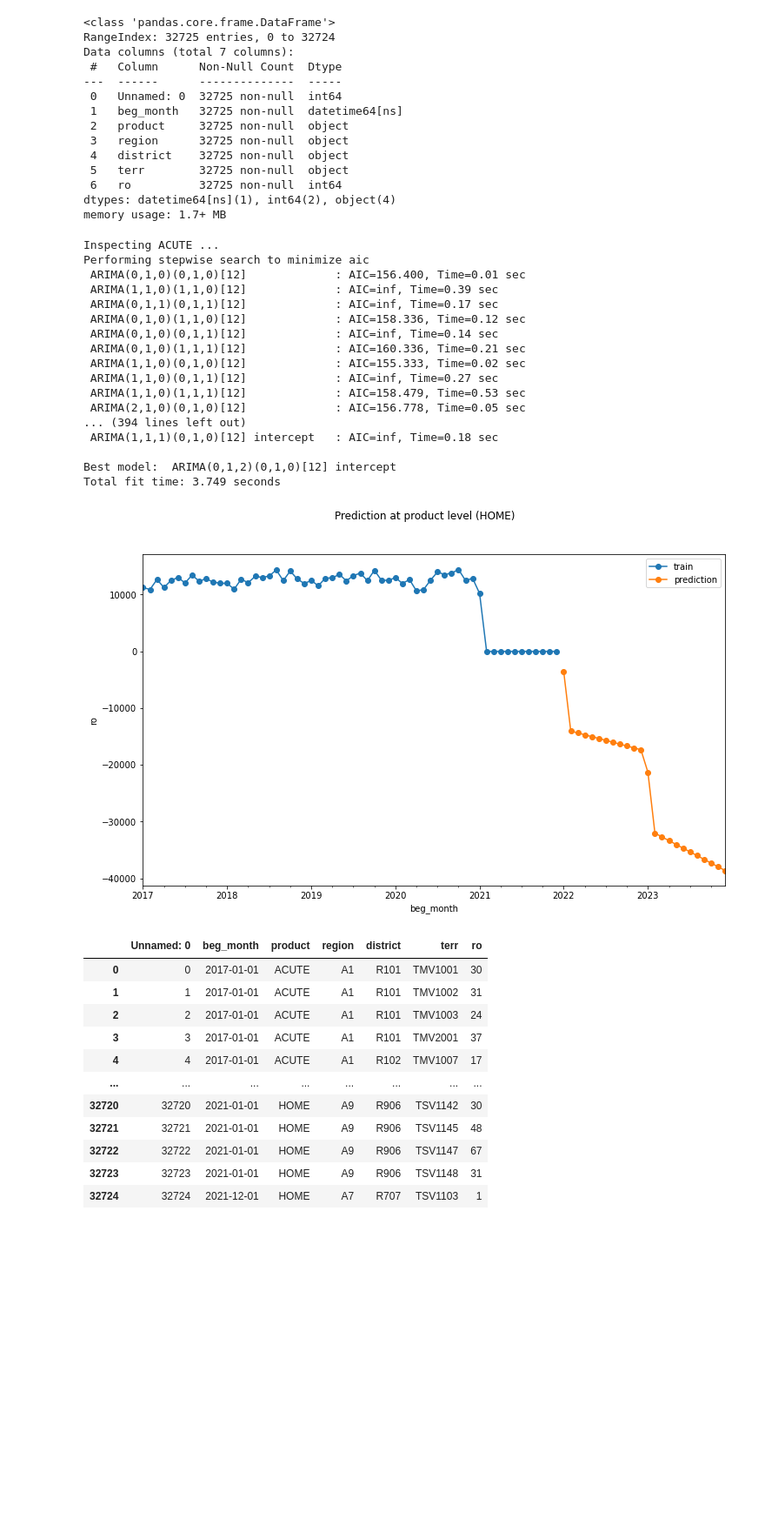
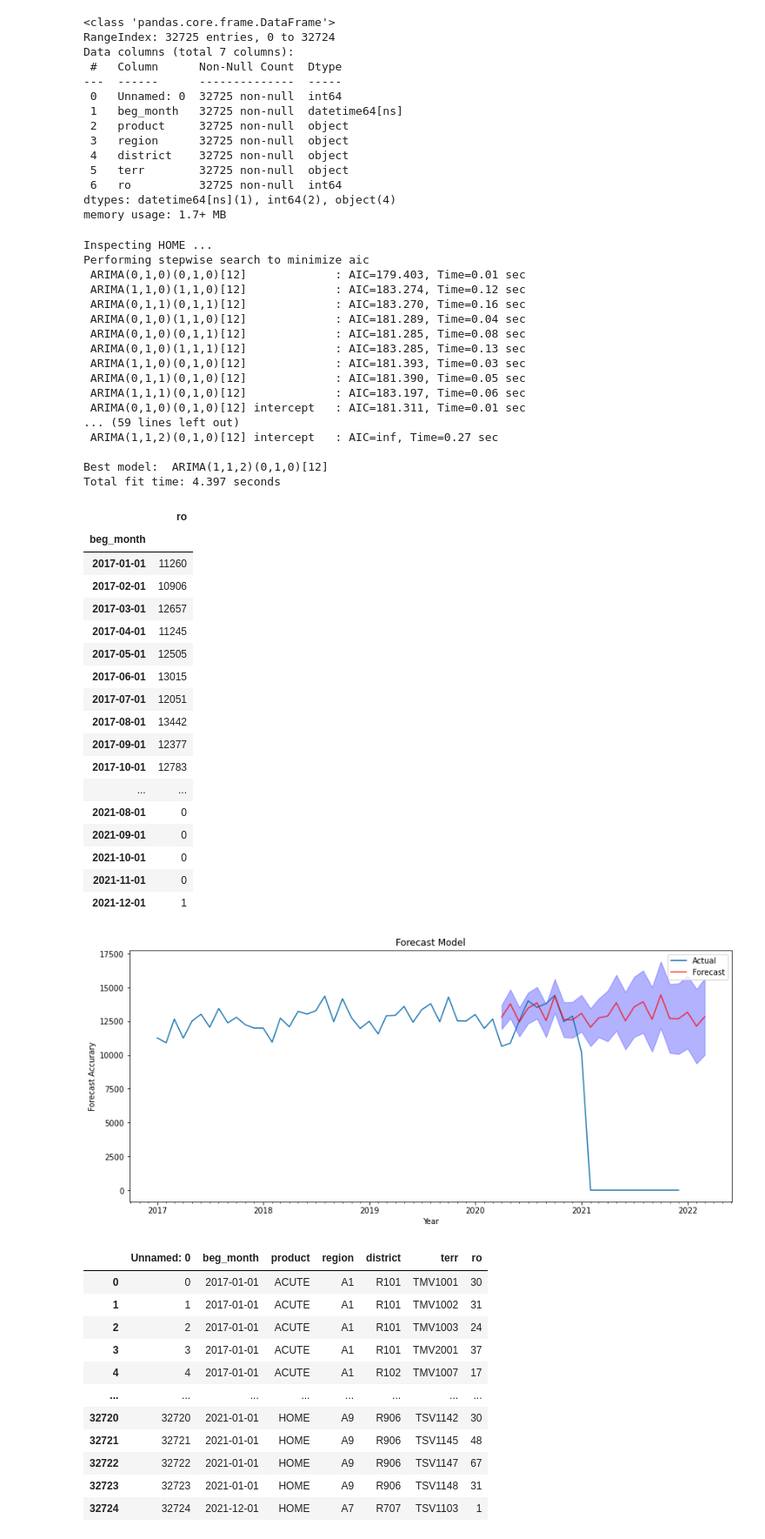
Before and after one commit to odog96veritic/forecast_generator, a Jupyter notebook: test.ipynb, the cells around one changed output. Shown at 87% size. Saved outputs shown, nothing was run; the diff lists cells and outputs as text; code cells hidden in the pictures; blank space fills up the shorter version.

Commit message:
new plot function, actual data getter

```diff
--- a/test.ipynb
+++ b/test.ipynb
@@ -250,27 +313,48 @@ class TSFM(object):
 # %%
-tsfm = TSFM(train=df, n_pred_period=24, date_variable='beg_month', target_variable='product', value_variable='ro')
+tsfm = TSFM(df=df, n_pred_period=24, date_variable='beg_month', target_variable='product', value_variable='ro', stop_date="2020-03-01", section_list=["HOME"])
 # %% [output]
-Inspecting ACUTE ...
+Inspecting HOME ...
 Performing stepwise search to minimize aic
- ARIMA(0,1,0)(0,1,0)[12]             : AIC=156.400, Time=0.01 sec
- ARIMA(1,1,0)(1,1,0)[12]             : AIC=inf, Time=0.39 sec
- ARIMA(0,1,1)(0,1,1)[12]             : AIC=inf, Time=0.17 sec
- ARIMA(0,1,0)(1,1,0)[12]             : AIC=158.336, Time=0.12 sec
- ARIMA(0,1,0)(0,1,1)[12]             : AIC=inf, Time=0.14 sec
- ARIMA(0,1,0)(1,1,1)[12]             : AIC=160.336, Time=0.21 sec
- ARIMA(1,1,0)(0,1,0)[12]             : AIC=155.333, Time=0.02 sec
- ARIMA(1,1,0)(0,1,1)[12]             : AIC=inf, Time=0.27 sec
- ARIMA(1,1,0)(1,1,1)[12]             : AIC=158.479, Time=0.53 sec
- ARIMA(2,1,0)(0,1,0)[12]             : AIC=156.778, Time=0.05 sec
-... (394 lines left out)
- ARIMA(1,1,1)(0,1,0)[12] intercept   : AIC=inf, Time=0.18 sec
+ ARIMA(0,1,0)(0,1,0)[12]             : AIC=179.403, Time=0.01 sec
+ ARIMA(1,1,0)(1,1,0)[12]             : AIC=183.274, Time=0.12 sec
+ ARIMA(0,1,1)(0,1,1)[12]             : AIC=183.270, Time=0.16 sec
+ ARIMA(0,1,0)(1,1,0)[12]             : AIC=181.289, Time=0.04 sec
+ ARIMA(0,1,0)(0,1,1)[12]             : AIC=181.285, Time=0.08 sec
+ ARIMA(0,1,0)(1,1,1)[12]             : AIC=183.285, Time=0.13 sec
+ ARIMA(1,1,0)(0,1,0)[12]             : AIC=181.393, Time=0.03 sec
+ ARIMA(0,1,1)(0,1,0)[12]             : AIC=181.390, Time=0.05 sec
+ ARIMA(1,1,1)(0,1,0)[12]             : AIC=183.197, Time=0.06 sec
+ ARIMA(0,1,0)(0,1,0)[12] intercept   : AIC=181.311, Time=0.01 sec
+... (59 lines left out)
+ ARIMA(1,1,2)(0,1,0)[12] intercept   : AIC=inf, Time=0.27 sec
 
-Best model:  ARIMA(0,1,2)(0,1,0)[12] intercept
-Total fit time: 3.749 seconds
+Best model:  ARIMA(1,1,2)(0,1,0)[12]
+Total fit time: 4.397 seconds
 # %%
-tsfm.plot("HOME")
+tsfm.get_actual_data("HOME")
 # %% [output]
-[figure, removed]
+|  | ro |
+| beg_month |  |
+| 2017-01-01 | 11260 |
+| 2017-02-01 | 10906 |
+| 2017-03-01 | 12657 |
+| 2017-04-01 | 11245 |
+| 2017-05-01 | 12505 |
+| 2017-06-01 | 13015 |
+| 2017-07-01 | 12051 |
+| 2017-08-01 | 13442 |
+| 2017-09-01 | 12377 |
+| 2017-10-01 | 12783 |
+| ... | ... |
+| 2021-08-01 | 0 |
+| 2021-09-01 | 0 |
+| 2021-10-01 | 0 |
+| 2021-11-01 | 0 |
+| 2021-12-01 | 1 |
+# %%
+tsfm.back_testing_plot("HOME")
+# %% [output]
+[figure, added]
 # %%
 df
 # %% [output]
```
Also changed, not shown: parts of 4 cells of this notebook, 1 other file.
